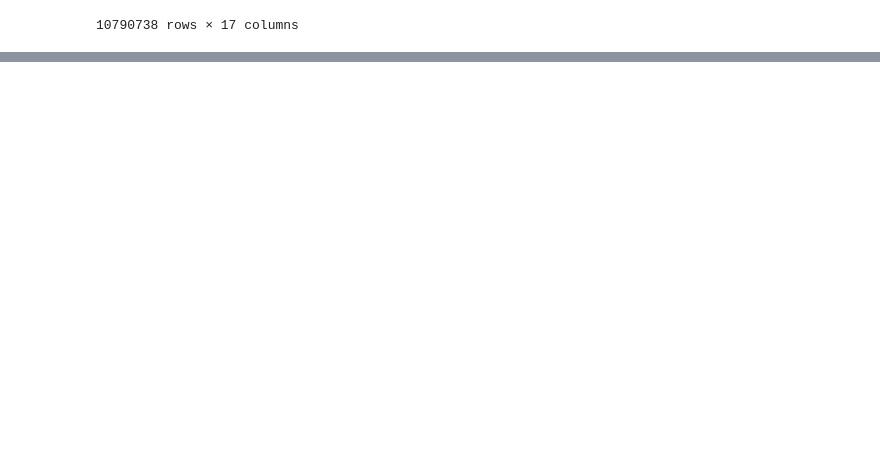
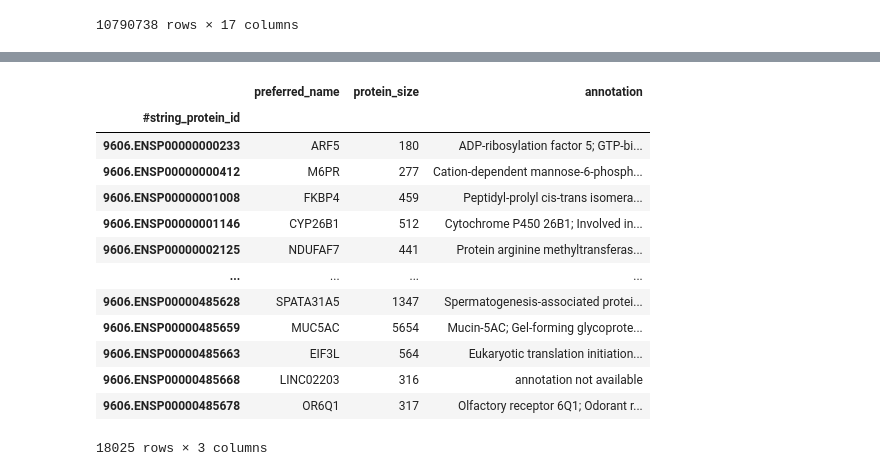
Before and after one commit to meuleman/gilbertAPI, a Jupyter notebook: externalresources/code/cleaner_score_fusion.ipynb, the cells around one changed output, grey strips where cells are left out. Saved outputs shown, nothing was run; the diff lists cells and outputs as text; code cells hidden in the pictures; blank space fills up the shorter version.

```diff
--- a/externalresources/code/cleaner_score_fusion.ipynb
+++ b/externalresources/code/cleaner_score_fusion.ipynb
@@ -1061,0 +1080,18 @@ protein_assoc_sub
+# %%
+hg38_genes = pd.read_pickle('../data/STRING-and-Alex-genes-hg38.pkl')
+hg38_genes
+# %% [output]
+|  | preferred_name | protein_size | annotation |
+| #string_protein_id |  |  |  |
+| 9606.ENSP00000000233 | ARF5 | 180 | ADP-ribosylation factor 5; GTP-bi... |
+| 9606.ENSP00000000412 | M6PR | 277 | Cation-dependent mannose-6-phosph... |
+| 9606.ENSP00000001008 | FKBP4 | 459 | Peptidyl-prolyl cis-trans isomera... |
+| 9606.ENSP00000001146 | CYP26B1 | 512 | Cytochrome P450 26B1; Involved in... |
+| 9606.ENSP00000002125 | NDUFAF7 | 441 | Protein arginine methyltransferas... |
+| ... | ... | ... | ... |
+| 9606.ENSP00000485628 | SPATA31A5 | 1347 | Spermatogenesis-associated protei... |
+| 9606.ENSP00000485659 | MUC5AC | 5654 | Mucin-5AC; Gel-forming glycoprote... |
+| 9606.ENSP00000485663 | EIF3L | 564 | Eukaryotic translation initiation... |
+| 9606.ENSP00000485668 | LINC02203 | 316 | annotation not available |
+| 9606.ENSP00000485678 | OR6Q1 | 317 | Olfactory receptor 6Q1; Odorant r... |
+18025 rows × 3 columns
```
Also changed, not shown: parts of 4 cells of this notebook, 6 other files.
